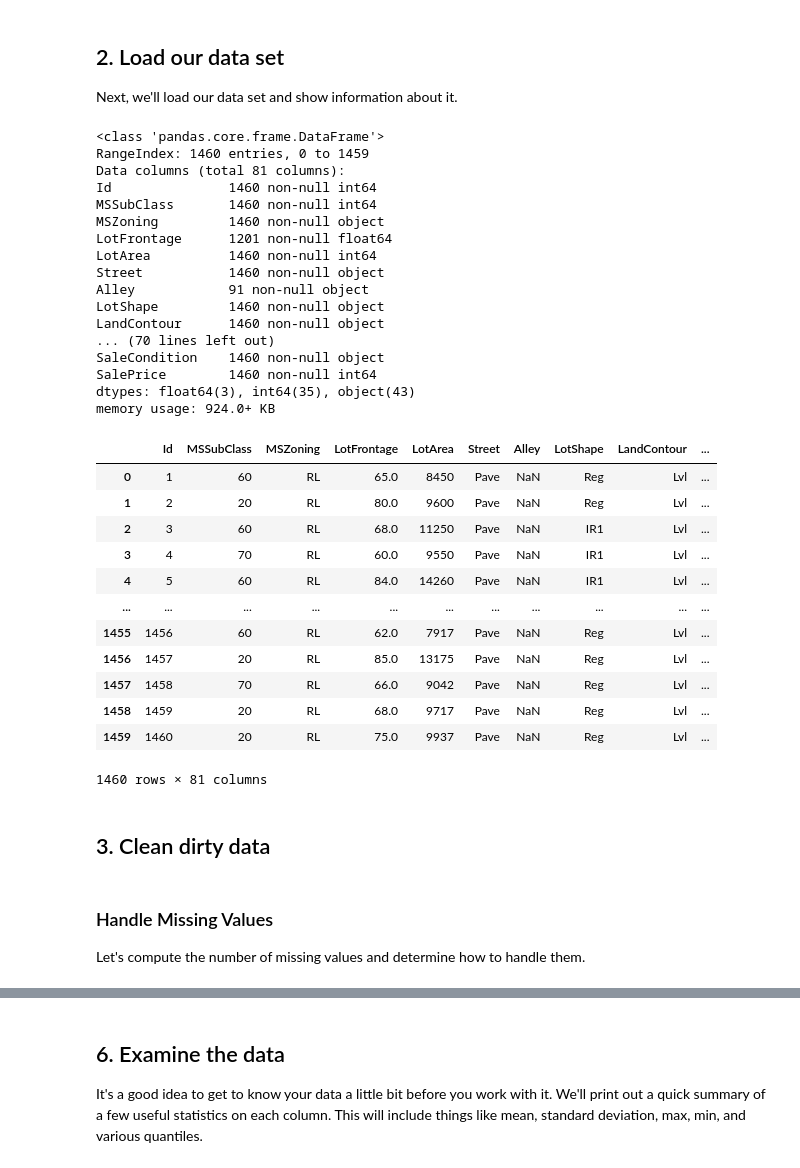
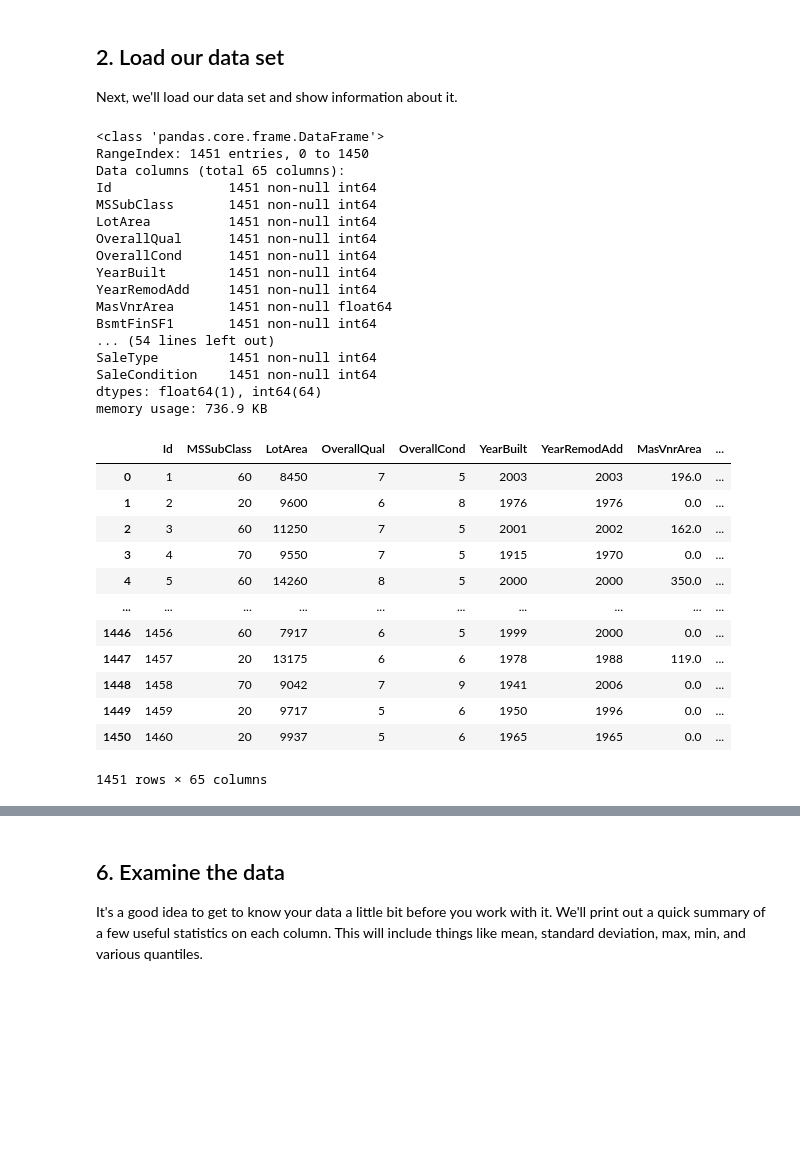
Before and after one commit to kairosart/House-prices-Exercise, a Jupyter notebook: 2.House_prices_synthetic_features_and_outliers.ipynb, the cells around one changed output, grey strips where cells are left out. Saved outputs shown, nothing was run; the diff lists cells and outputs as text; code cells hidden in the pictures; blank space fills up the shorter version.

```diff
--- a/2.House_prices_synthetic_features_and_outliers.ipynb
+++ b/2.House_prices_synthetic_features_and_outliers.ipynb
@@ -41,44 +44,39 @@ pd.options.display.float_format = '{:.1f}'.format
 ## 2. Load our data set
 Next, we'll load our data set and show information about it.
 # %%
-housing_dataframe = pd.read_csv("input/train.csv", sep=",")
+housing_dataframe = pd.read_csv("input/cleaned_houses_prices.csv", sep=",")
 housing_dataframe.shape
 housing_dataframe.describe()
 housing_dataframe.info()
 housing_dataframe
 # %% [output]
 <class 'pandas.core.frame.DataFrame'>
-RangeIndex: 1460 entries, 0 to 1459
-Data columns (total 81 columns):
-Id               1460 non-null int64
-MSSubClass       1460 non-null int64
-MSZoning         1460 non-null object
-LotFrontage      1201 non-null float64
-LotArea          1460 non-null int64
-Street           1460 non-null object
-Alley            91 non-null object
-LotShape         1460 non-null object
-LandContour      1460 non-null object
-... (70 lines left out)
-SaleCondition    1460 non-null object
-SalePrice        1460 non-null int64
-dtypes: float64(3), int64(35), object(43)
-memory usage: 924.0+ KB
+RangeIndex: 1451 entries, 0 to 1450
+Data columns (total 65 columns):
+Id               1451 non-null int64
+MSSubClass       1451 non-null int64
+LotArea          1451 non-null int64
+OverallQual      1451 non-null int64
+OverallCond      1451 non-null int64
+YearBuilt        1451 non-null int64
+YearRemodAdd     1451 non-null int64
+MasVnrArea       1451 non-null float64
+BsmtFinSF1       1451 non-null int64
+... (54 lines left out)
+SaleType         1451 non-null int64
+SaleCondition    1451 non-null int64
+dtypes: float64(1), int64(64)
+memory usage: 736.9 KB
-|  | Id | MSSubClass | MSZoning | LotFrontage | LotArea | Street | Alley | LotShape | LandContour | ... |
-| 0 | 1 | 60 | RL | 65.0 | 8450 | Pave | NaN | Reg | Lvl | ... |
-| 1 | 2 | 20 | RL | 80.0 | 9600 | Pave | NaN | Reg | Lvl | ... |
-| 2 | 3 | 60 | RL | 68.0 | 11250 | Pave | NaN | IR1 | Lvl | ... |
-| 3 | 4 | 70 | RL | 60.0 | 9550 | Pave | NaN | IR1 | Lvl | ... |
-| 4 | 5 | 60 | RL | 84.0 | 14260 | Pave | NaN | IR1 | Lvl | ... |
-| ... | ... | ... | ... | ... | ... | ... | ... | ... | ... | ... |
-| 1455 | 1456 | 60 | RL | 62.0 | 7917 | Pave | NaN | Reg | Lvl | ... |
-| 1456 | 1457 | 20 | RL | 85.0 | 13175 | Pave | NaN | Reg | Lvl | ... |
-| 1457 | 1458 | 70 | RL | 66.0 | 9042 | Pave | NaN | Reg | Lvl | ... |
-| 1458 | 1459 | 20 | RL | 68.0 | 9717 | Pave | NaN | Reg | Lvl | ... |
-| 1459 | 1460 | 20 | RL | 75.0 | 9937 | Pave | NaN | Reg | Lvl | ... |
+|  | Id | MSSubClass | LotArea | OverallQual | OverallCond | YearBuilt | YearRemodAdd | MasVnrArea | ... |
+| 0 | 1 | 60 | 8450 | 7 | 5 | 2003 | 2003 | 196.0 | ... |
+| 1 | 2 | 20 | 9600 | 6 | 8 | 1976 | 1976 | 0.0 | ... |
+| 2 | 3 | 60 | 11250 | 7 | 5 | 2001 | 2002 | 162.0 | ... |
+| 3 | 4 | 70 | 9550 | 7 | 5 | 1915 | 1970 | 0.0 | ... |
+| 4 | 5 | 60 | 14260 | 8 | 5 | 2000 | 2000 | 350.0 | ... |
+| ... | ... | ... | ... | ... | ... | ... | ... | ... | ... |
+| 1446 | 1456 | 60 | 7917 | 6 | 5 | 1999 | 2000 | 0.0 | ... |
+| 1447 | 1457 | 20 | 13175 | 6 | 6 | 1978 | 1988 | 119.0 | ... |
+| 1448 | 1458 | 70 | 9042 | 7 | 9 | 1941 | 2006 | 0.0 | ... |
+| 1449 | 1459 | 20 | 9717 | 5 | 6 | 1950 | 1996 | 0.0 | ... |
+| 1450 | 1460 | 20 | 9937 | 5 | 6 | 1965 | 1965 | 0.0 | ... |
-1460 rows × 81 columns
+1451 rows × 65 columns
-# %% [markdown]
-## 3. Clean dirty data
-# %% [markdown]
-### Handle Missing Values
-Let's compute the number of missing values and determine how to handle them.
```
Also changed, not shown: parts of 33 cells of this notebook.
